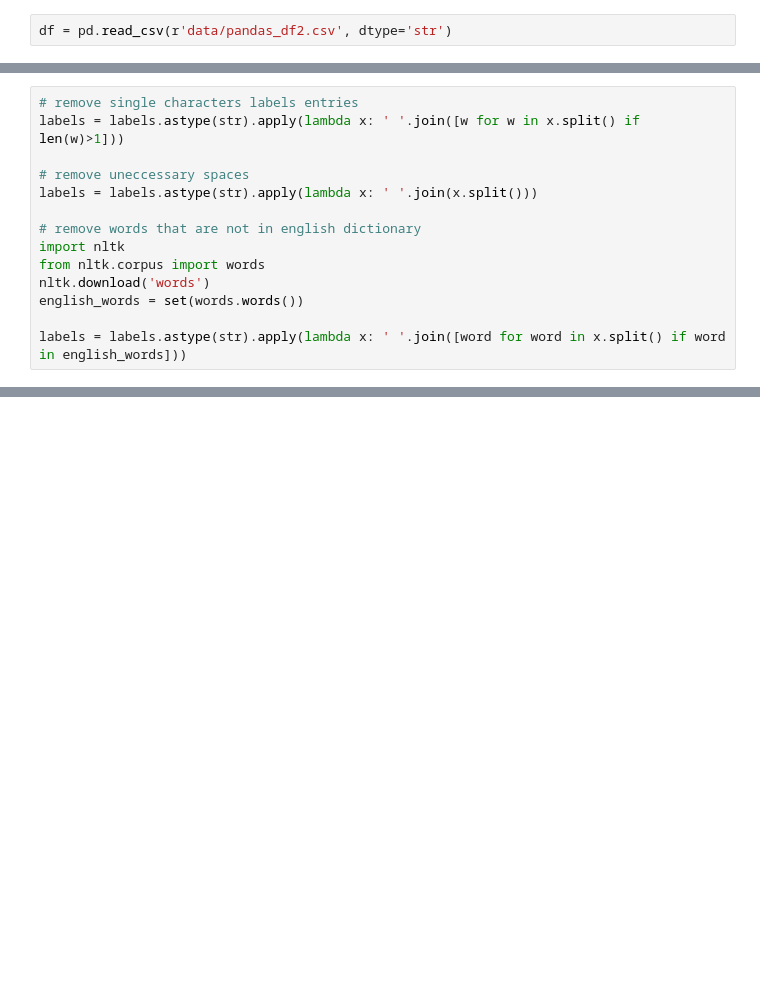
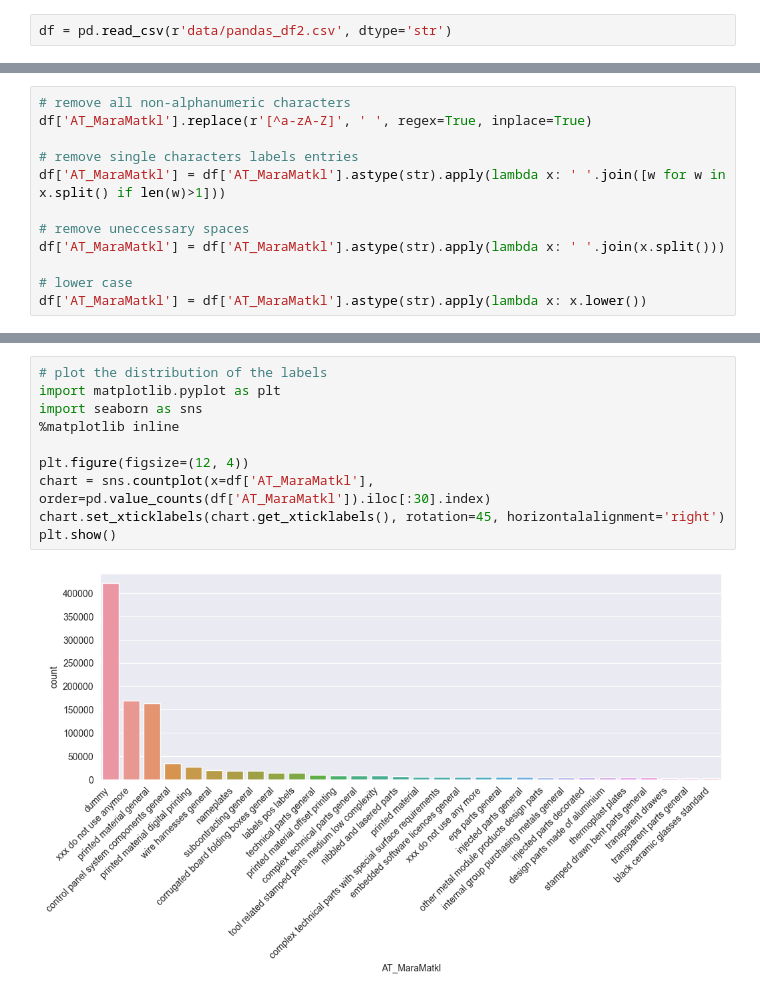
Before and after one commit to danielschulz/OMM-Innovation, a Jupyter notebook: data_split.ipynb, the cells around one changed output, grey strips where cells are left out. Drawn from its saved outputs; the diff is of its cells as text; blank space fills up the shorter version.

Commit message:
add label distribution plot

```diff
--- a/data_split.ipynb
+++ b/data_split.ipynb
@@ -10,14 +5,12 @@ labels = df['AT_MaraMatkl']
 # %%
+# remove all non-alphanumeric characters
+df['AT_MaraMatkl'].replace(r'[^a-zA-Z]', ' ', regex=True, inplace=True)
+
 # remove single characters labels entries
-labels = labels.astype(str).apply(lambda x: ' '.join([w for w in x.split() if len(w)>1]))
+df['AT_MaraMatkl'] = df['AT_MaraMatkl'].astype(str).apply(lambda x: ' '.join([w for w in x.split() if len(w)>1]))
 
 # remove uneccessary spaces
-labels = labels.astype(str).apply(lambda x: ' '.join(x.split()))
+df['AT_MaraMatkl'] = df['AT_MaraMatkl'].astype(str).apply(lambda x: ' '.join(x.split()))
 
-# remove words that are not in english dictionary
-import nltk
-from nltk.corpus import words
-nltk.download('words')
-english_words = set(words.words())
-
-labels = labels.astype(str).apply(lambda x: ' '.join([word for word in x.split() if word in english_words]))
+# lower case
+df['AT_MaraMatkl'] = df['AT_MaraMatkl'].astype(str).apply(lambda x: x.lower())
@@ -58,0 +32,12 @@ ValueError: Input data must be a pandas object to reorder
+# %%
+# plot the distribution of the labels
+import matplotlib.pyplot as plt
+import seaborn as sns
+%matplotlib inline
+
+plt.figure(figsize=(12, 4))
+chart = sns.countplot(x=df['AT_MaraMatkl'], order=pd.value_counts(df['AT_MaraMatkl']).iloc[:30].index)
+chart.set_xticklabels(chart.get_xticklabels(), rotation=45, horizontalalignment='right')
+plt.show()
+# %% [output]
+[figure, added]
```
Also changed, not shown: parts of 9 cells of this notebook.
